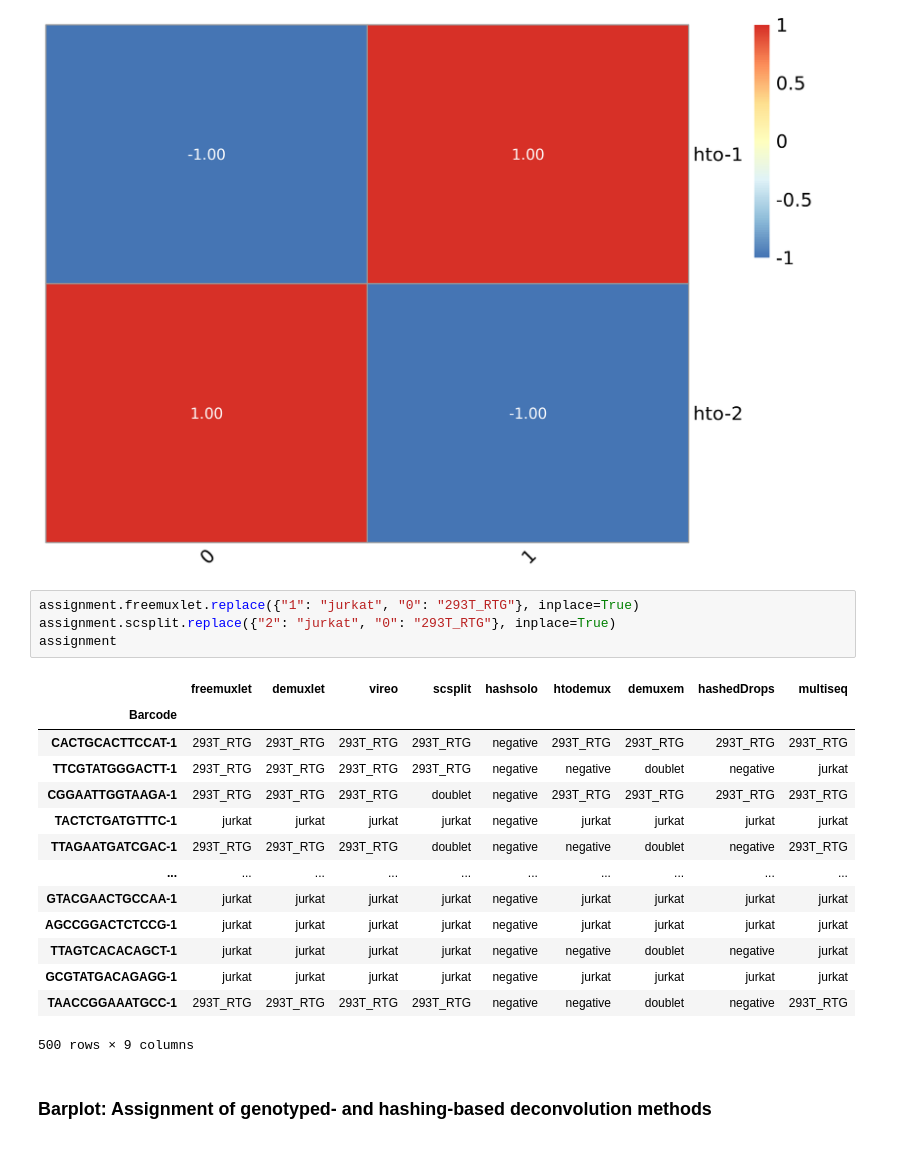
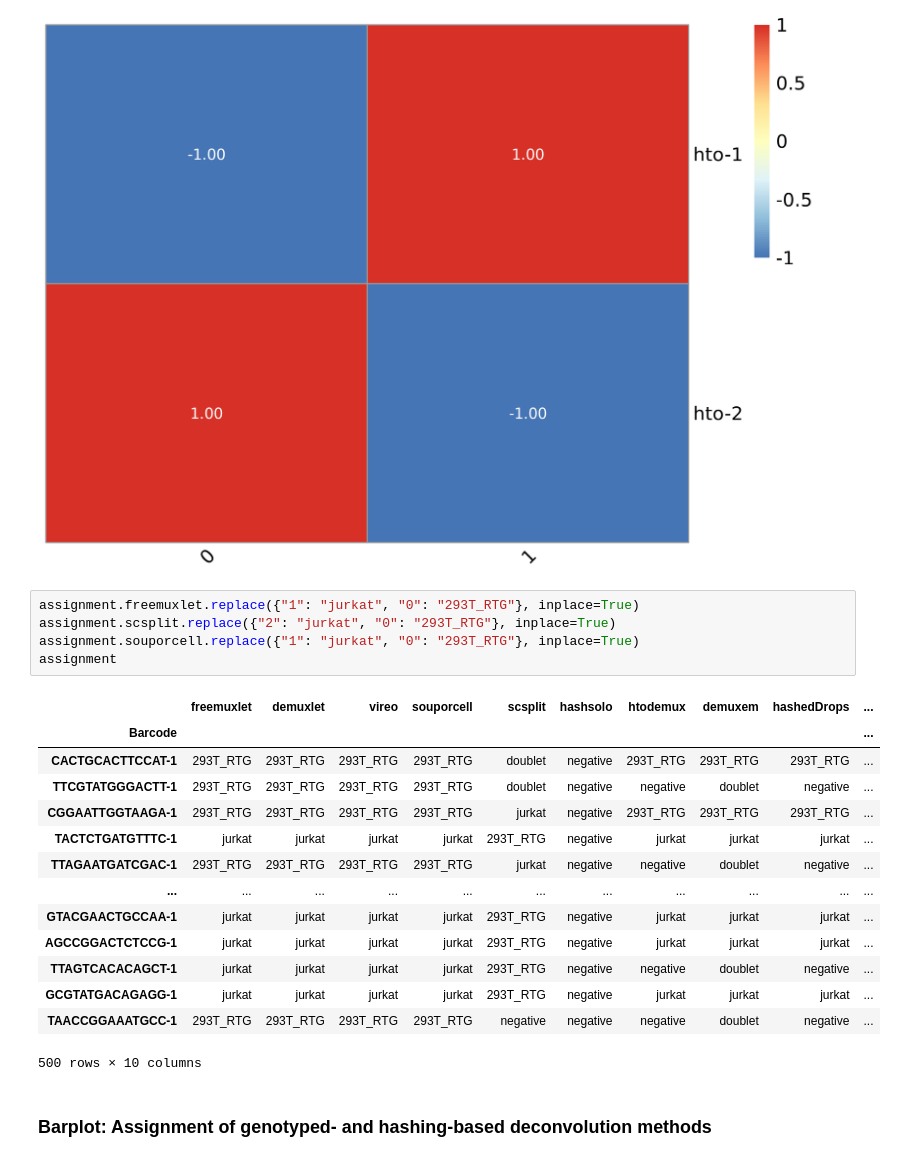
Before and after one commit to theislab/hadge, a Jupyter notebook: notebook.ipynb, the cells around one changed output. Cells and saved outputs as stored; diff of their text form.

```diff
--- a/notebook.ipynb
+++ b/notebook.ipynb
@@ -147,22 +147,23 @@ Image(filename='result_test/rescue/donor_match/freemuxlet_1_vs_htodemux_1/concor
 # %%
 assignment.freemuxlet.replace({"1": "jurkat", "0": "293T_RTG"}, inplace=True)
 assignment.scsplit.replace({"2": "jurkat", "0": "293T_RTG"}, inplace=True)
+assignment.souporcell.replace({"1": "jurkat", "0": "293T_RTG"}, inplace=True)
 assignment
 # %% [output]
-|  | freemuxlet | demuxlet | vireo | scsplit | hashsolo | htodemux | demuxem | hashedDrops | multiseq |
-| Barcode |  |  |  |  |  |  |  |  |  |
-| CACTGCACTTCCAT-1 | 293T_RTG | 293T_RTG | 293T_RTG | 293T_RTG | negative | 293T_RTG | 293T_RTG | 293T_RTG | 293T_RTG |
-| TTCGTATGGGACTT-1 | 293T_RTG | 293T_RTG | 293T_RTG | 293T_RTG | negative | negative | doublet | negative | jurkat |
-| CGGAATTGGTAAGA-1 | 293T_RTG | 293T_RTG | 293T_RTG | doublet | negative | 293T_RTG | 293T_RTG | 293T_RTG | 293T_RTG |
-| TACTCTGATGTTTC-1 | jurkat | jurkat | jurkat | jurkat | negative | jurkat | jurkat | jurkat | jurkat |
-| TTAGAATGATCGAC-1 | 293T_RTG | 293T_RTG | 293T_RTG | doublet | negative | negative | doublet | negative | 293T_RTG |
-| ... | ... | ... | ... | ... | ... | ... | ... | ... | ... |
-| GTACGAACTGCCAA-1 | jurkat | jurkat | jurkat | jurkat | negative | jurkat | jurkat | jurkat | jurkat |
-| AGCCGGACTCTCCG-1 | jurkat | jurkat | jurkat | jurkat | negative | jurkat | jurkat | jurkat | jurkat |
-| TTAGTCACACAGCT-1 | jurkat | jurkat | jurkat | jurkat | negative | negative | doublet | negative | jurkat |
-| GCGTATGACAGAGG-1 | jurkat | jurkat | jurkat | jurkat | negative | jurkat | jurkat | jurkat | jurkat |
-| TAACCGGAAATGCC-1 | 293T_RTG | 293T_RTG | 293T_RTG | 293T_RTG | negative | negative | doublet | negative | 293T_RTG |
+|  | freemuxlet | demuxlet | vireo | souporcell | scsplit | hashsolo | htodemux | demuxem | hashedDrops | ... |
+| Barcode |  |  |  |  |  |  |  |  |  | ... |
+| CACTGCACTTCCAT-1 | 293T_RTG | 293T_RTG | 293T_RTG | 293T_RTG | doublet | negative | 293T_RTG | 293T_RTG | 293T_RTG | ... |
+| TTCGTATGGGACTT-1 | 293T_RTG | 293T_RTG | 293T_RTG | 293T_RTG | doublet | negative | negative | doublet | negative | ... |
+| CGGAATTGGTAAGA-1 | 293T_RTG | 293T_RTG | 293T_RTG | 293T_RTG | jurkat | negative | 293T_RTG | 293T_RTG | 293T_RTG | ... |
+| TACTCTGATGTTTC-1 | jurkat | jurkat | jurkat | jurkat | 293T_RTG | negative | jurkat | jurkat | jurkat | ... |
+| TTAGAATGATCGAC-1 | 293T_RTG | 293T_RTG | 293T_RTG | 293T_RTG | jurkat | negative | negative | doublet | negative | ... |
+| ... | ... | ... | ... | ... | ... | ... | ... | ... | ... | ... |
+| GTACGAACTGCCAA-1 | jurkat | jurkat | jurkat | jurkat | 293T_RTG | negative | jurkat | jurkat | jurkat | ... |
+| AGCCGGACTCTCCG-1 | jurkat | jurkat | jurkat | jurkat | 293T_RTG | negative | jurkat | jurkat | jurkat | ... |
+| TTAGTCACACAGCT-1 | jurkat | jurkat | jurkat | jurkat | 293T_RTG | negative | negative | doublet | negative | ... |
+| GCGTATGACAGAGG-1 | jurkat | jurkat | jurkat | jurkat | 293T_RTG | negative | jurkat | jurkat | jurkat | ... |
+| TAACCGGAAATGCC-1 | 293T_RTG | 293T_RTG | 293T_RTG | 293T_RTG | negative | negative | negative | doublet | negative | ... |
-500 rows × 9 columns
+500 rows × 10 columns
 # %% [markdown]
 ### Barplot: Assignment of genotyped- and hashing-based deconvolution methods
 # %%
```
Also changed, not shown: parts of 9 cells of this notebook.
